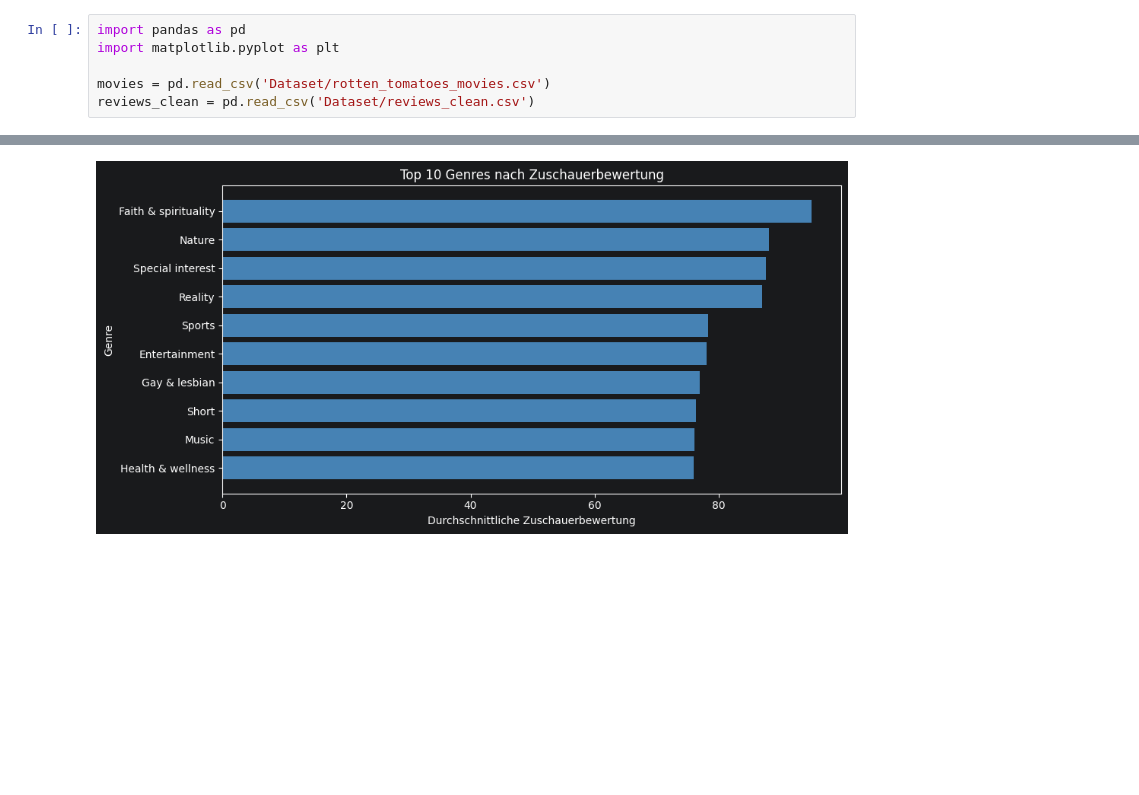
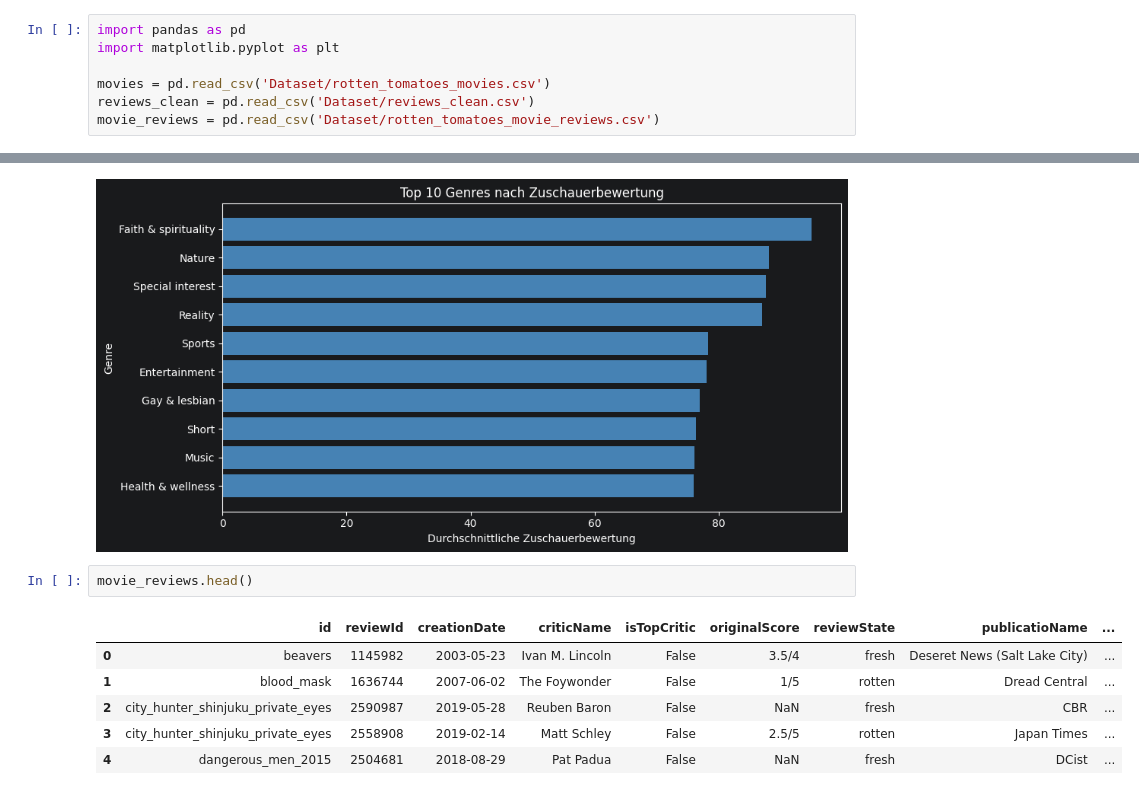
Before and after one commit to nourabdelmooty/SEP-Project-, a Jupyter notebook: 02_visualization.ipynb, the cells around one changed output, grey strips where cells are left out. Cells and saved outputs as stored; diff of their text form; blank space fills up the shorter version.

```diff
--- a/02_visualization.ipynb
+++ b/02_visualization.ipynb
@@ -7,6 +7,7 @@ import matplotlib.pyplot as plt
 
 movies = pd.read_csv('Dataset/rotten_tomatoes_movies.csv')
 reviews_clean = pd.read_csv('Dataset/reviews_clean.csv')
+movie_reviews = pd.read_csv('Dataset/rotten_tomatoes_movie_reviews.csv')
 # %%
 # Datensatz vor und nach der Bereinigung
 labels = ['Reviews (original)', 'Reviews (bereinigt)']
@@ -88,3 +89,12 @@ plt.tight_layout()
 plt.show()
 # %% [output]
 [figure]
+# %%
+movie_reviews.head()
+# %% [output]
+|  | id | reviewId | creationDate | criticName | isTopCritic | originalScore | reviewState | publicatioName | ... |
+| 0 | beavers | 1145982 | 2003-05-23 | Ivan M. Lincoln | False | 3.5/4 | fresh | Deseret News (Salt Lake City) | ... |
+| 1 | blood_mask | 1636744 | 2007-06-02 | The Foywonder | False | 1/5 | rotten | Dread Central | ... |
+| 2 | city_hunter_shinjuku_private_eyes | 2590987 | 2019-05-28 | Reuben Baron | False | NaN | fresh | CBR | ... |
+| 3 | city_hunter_shinjuku_private_eyes | 2558908 | 2019-02-14 | Matt Schley | False | 2.5/5 | rotten | Japan Times | ... |
+| 4 | dangerous_men_2015 | 2504681 | 2018-08-29 | Pat Padua | False | NaN | fresh | DCist | ... |
```
Also changed, not shown: 1 other file.
